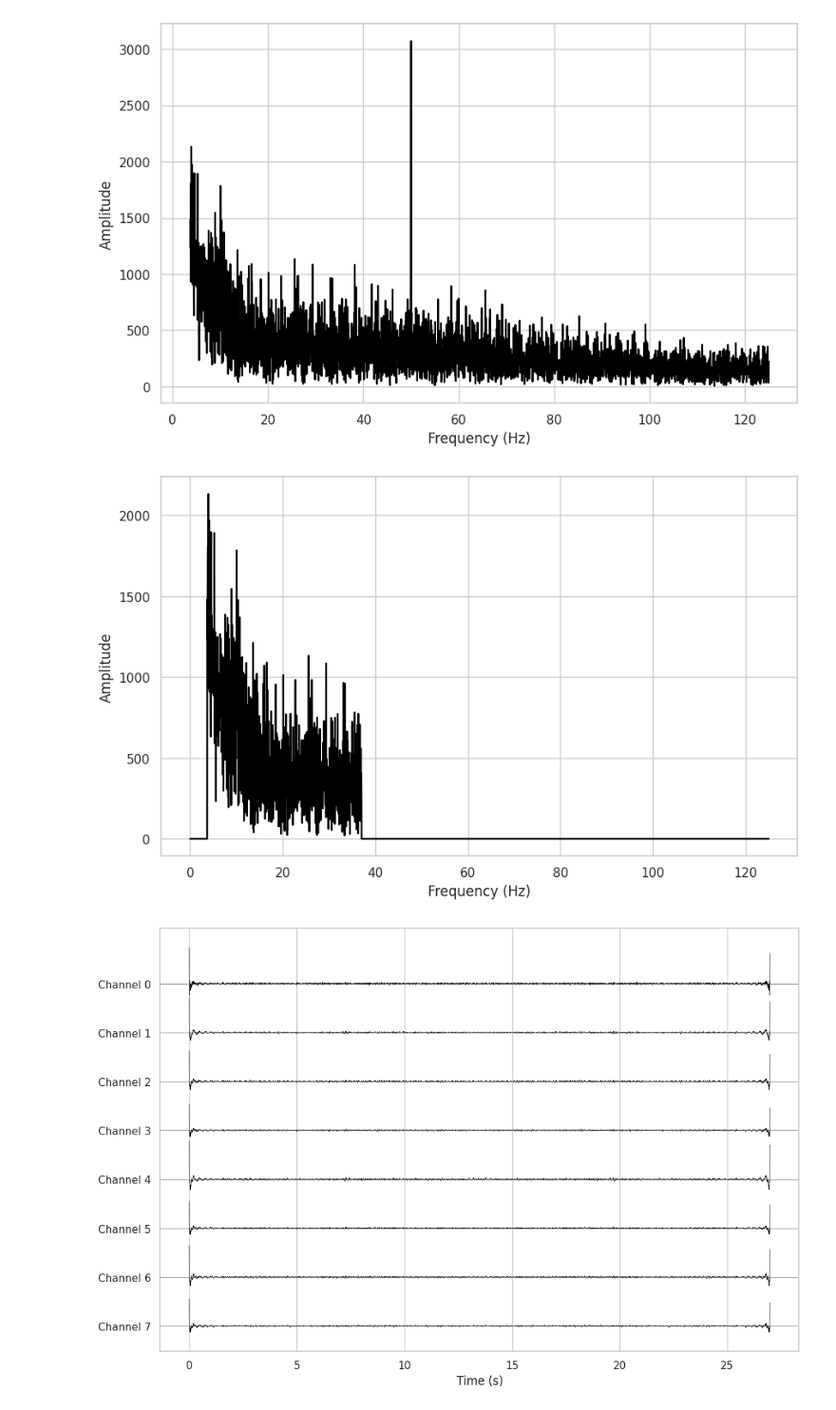
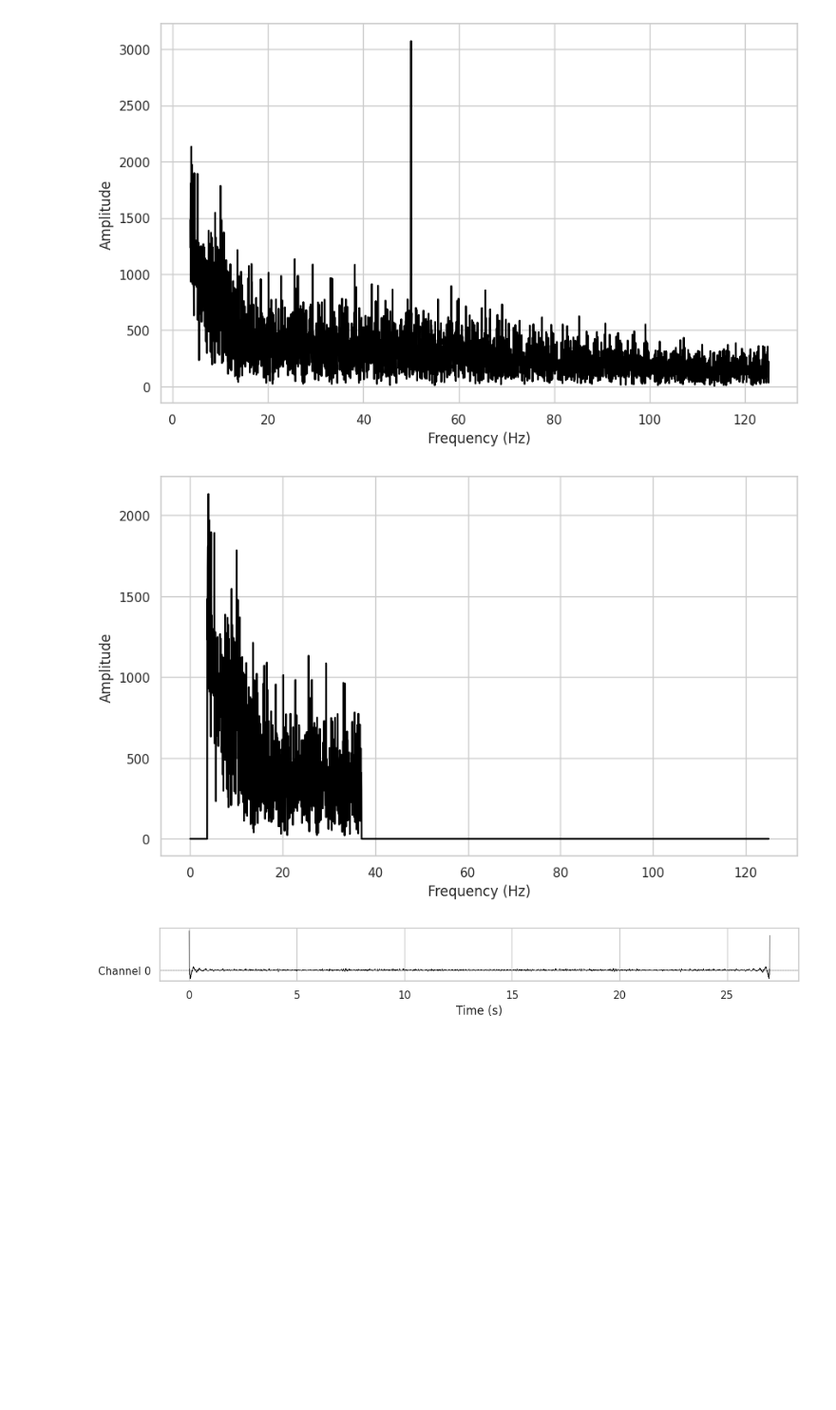
Before and after one commit to TimBerti/ssvep-cvd, a Jupyter notebook: notebooks/gibbs_phenomenon.ipynb, the cells around one changed output. Shown at 95% size. Drawn from its saved outputs; the diff is of its cells as text; code cells hidden in the pictures; blank space fills up the shorter version.

```diff
--- a/notebooks/gibbs_phenomenon.ipynb
+++ b/notebooks/gibbs_phenomenon.ipynb
@@ -34,14 +34,14 @@ sa.plot_power_spectrum(frequencies[100:], spectrum[100:,1]);
 # %%
 
 spectrum = np.abs(np.fft.rfft(eeg_data, axis=0))
 frequencies = np.fft.rfftfreq(eeg_data.shape[0], 1.0/250)
 spectrum[:100] = 0
 spectrum[1000:] = 0
 sa.plot_power_spectrum(frequencies, spectrum[:,1]);
 plt.show()
 
 inverse = np.fft.irfft(spectrum, axis=0)
-sa.plot_eeg(inverse);
+sa.plot_eeg(inverse[:, 1:2]);
 # %% [output]
 [figure]
-[figure, old version]
+[figure, new version]
```
Also changed, not shown: parts of 1 cell of this notebook, 2 other files.
